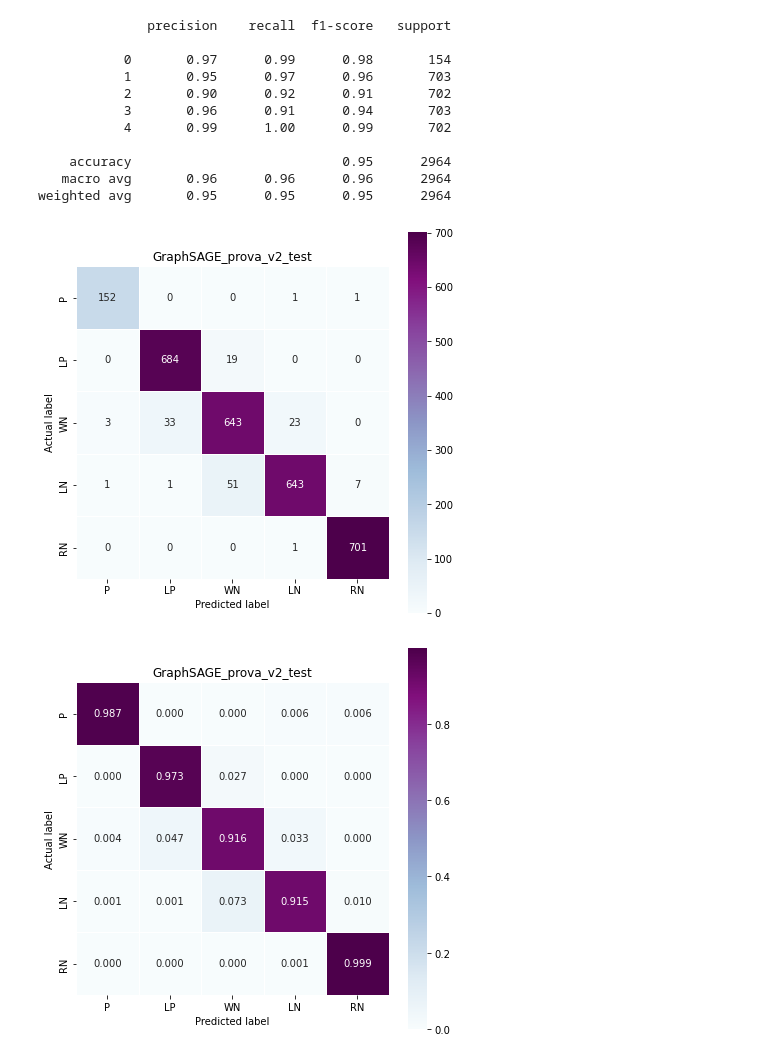
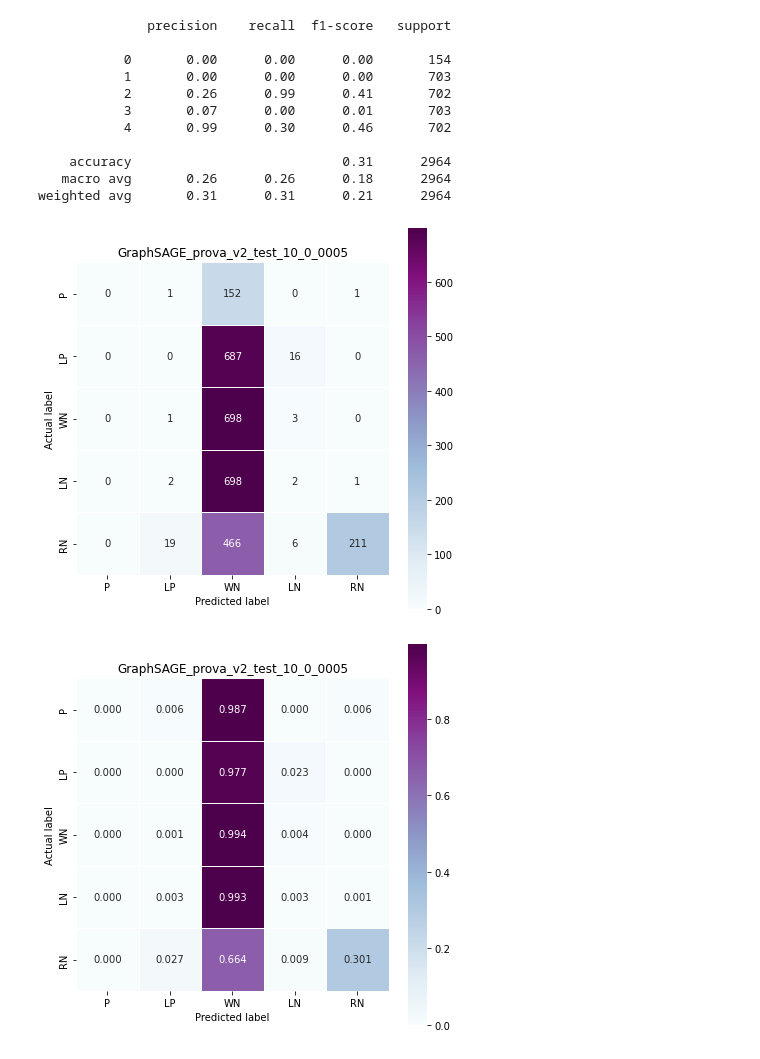
Before and after one commit to GiDeCarlo/XGDAG, a Jupyter notebook: prove.ipynb, the cells around one changed output. Saved outputs shown, nothing was run; the diff lists cells and outputs as text; code cells hidden in the pictures.

Commit message:
Updated Train module

```diff
--- a/prove.ipynb
+++ b/prove.ipynb
@@ -45,26 +47 @@ dataset
 Data(edge_index=[2, 1357864], x=[19761, 6], y=[19761], num_classes=5, train_mask=[19761], test_mask=[19761], val_mask=[19761])
-# %%
-class GNN7L_Sage (nn.Module):
-    def __init__(self, data):
-        super().__init__()
-        self.conv1 = SAGEConv(data.num_features, 16, aggr='max')
-        self.conv2 = SAGEConv(16, 16, aggr='max')
-        self.conv3 = SAGEConv(16, 16, aggr='max')
-        self.conv4 = SAGEConv(16, 16, aggr='max')
-        self.conv5 = SAGEConv(16, 16, aggr='max')
-        self.conv6 = SAGEConv(16, 16, aggr='max')
-        self.conv7 = SAGEConv(16, int(data.num_classes), aggr='max')
-
-    def forward(self, data):
-        x, edge_index = data.x, data.edge_index
-
-        x = F.relu(self.conv1(x, edge_index))
-        x = F.relu(self.conv2(x, edge_index))
-        x = F.relu(self.conv3(x, edge_index))
-        x = F.relu(self.conv4(x, edge_index))
-        x = F.relu(self.conv5(x, edge_index))
-        x = F.relu(self.conv6(x, edge_index))
-        x = F.dropout(x, training=self.training)
-        x = self.conv7(x, edge_index)
-
-        return F.log_softmax(x, dim=1)
@@ -195,6 +48,6 @@ def train(model, data, epochs, lr, weight_decay, classes, model_name):
 # %%
 lr              = 0.001
-epochs          = 40000
+epochs          = 10
 weight_decay    = 0.0005
 
 classes         = ['P', 'LP', 'WN', 'LN', 'RN']
@@ -223,13 +61,13 @@ pred = train(gnn_model, dataset, epochs, lr, weight_decay, classes, 'GraphSAGE_p
               precision    recall  f1-score   support
 
-           0       0.97      0.99      0.98       154
-           1       0.95      0.97      0.96       703
-           2       0.90      0.92      0.91       702
-           3       0.96      0.91      0.94       703
-           4       0.99      1.00      0.99       702
+           0       0.00      0.00      0.00       154
+           1       0.00      0.00      0.00       703
+           2       0.26      0.99      0.41       702
+           3       0.07      0.00      0.01       703
+           4       0.99      0.30      0.46       702
 
-    accuracy                           0.95      2964
-   macro avg       0.96      0.96      0.96      2964
-weighted avg       0.95      0.95      0.95      2964
+    accuracy                           0.31      2964
+   macro avg       0.26      0.26      0.18      2964
+weighted avg       0.31      0.31      0.21      2964
-[figure, old version]
+[figure, new version]
-[figure, old version]
+[figure, new version]
```
Also changed, not shown: parts of 6 cells of this notebook, 1 other file.
